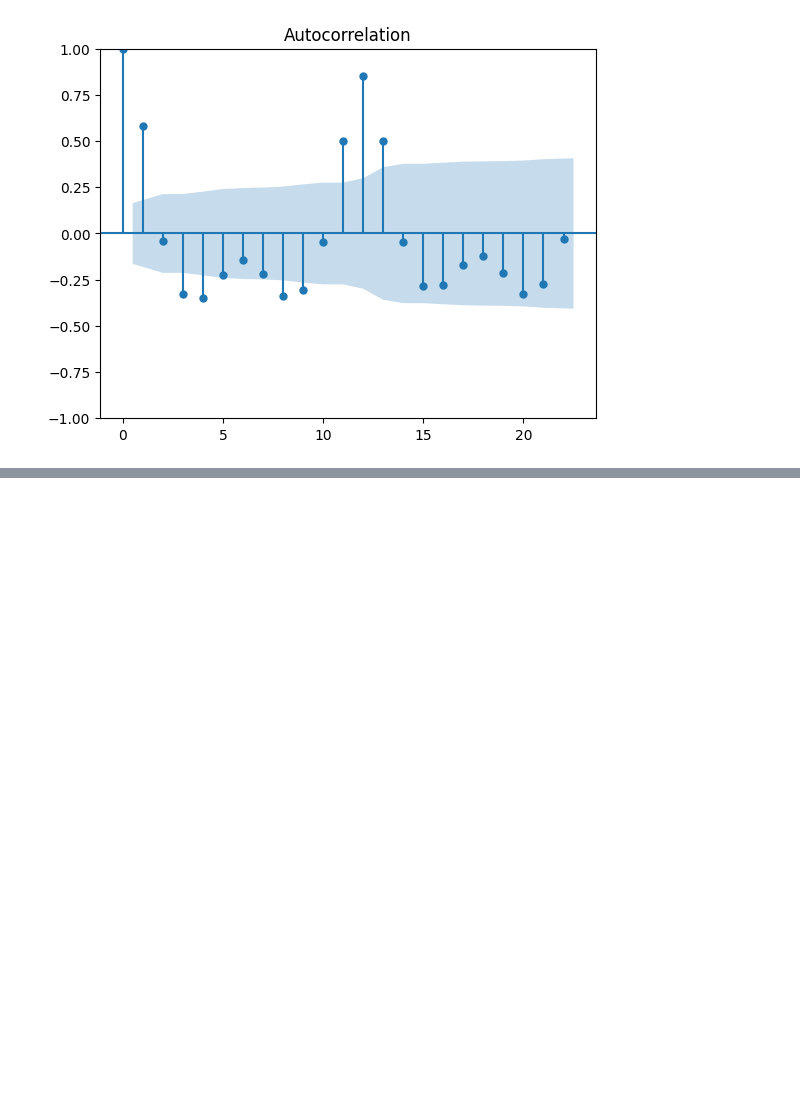
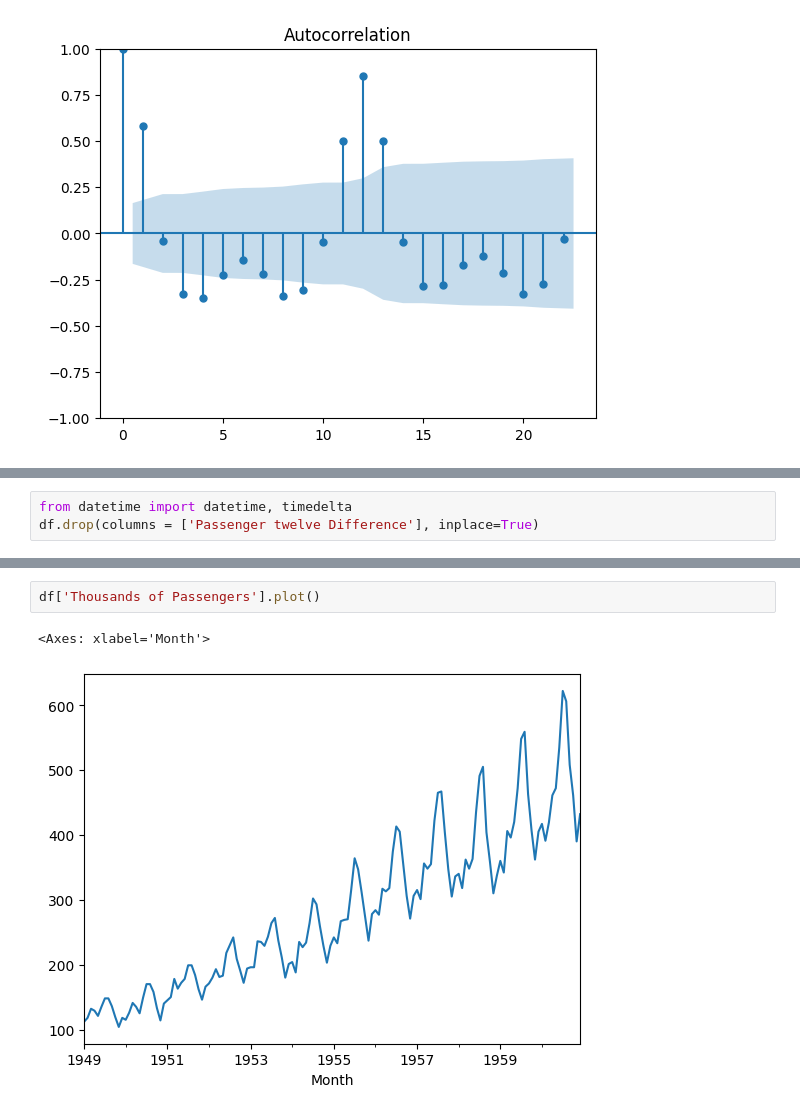
Before and after one commit to AhmAdO9/Machine_learning, a Jupyter notebook: TimeSeriesAnalysis/TimeSeriesAnalysis.ipynb, the cells around one changed output, grey strips where cells are left out. Saved outputs shown, nothing was run; the diff lists cells and outputs as text; blank space fills up the shorter version.

```diff
--- a/TimeSeriesAnalysis/TimeSeriesAnalysis.ipynb
+++ b/TimeSeriesAnalysis/TimeSeriesAnalysis.ipynb
@@ -694,0 +704,3 @@ acf = plot_acf(df['Passenger Second Difference'].dropna())
+# %%
+from datetime import datetime, timedelta
+df.drop(columns = ['Passenger twelve Difference'], inplace=True)
@@ -694,0 +860,5 @@ acf = plot_acf(df['Passenger Second Difference'].dropna())
+# %%
+df['Thousands of Passengers'].plot()
+# %% [output]
+<Axes: xlabel='Month'>
+[figure, added]
```
Also changed, not shown: parts of 30 cells of this notebook.
